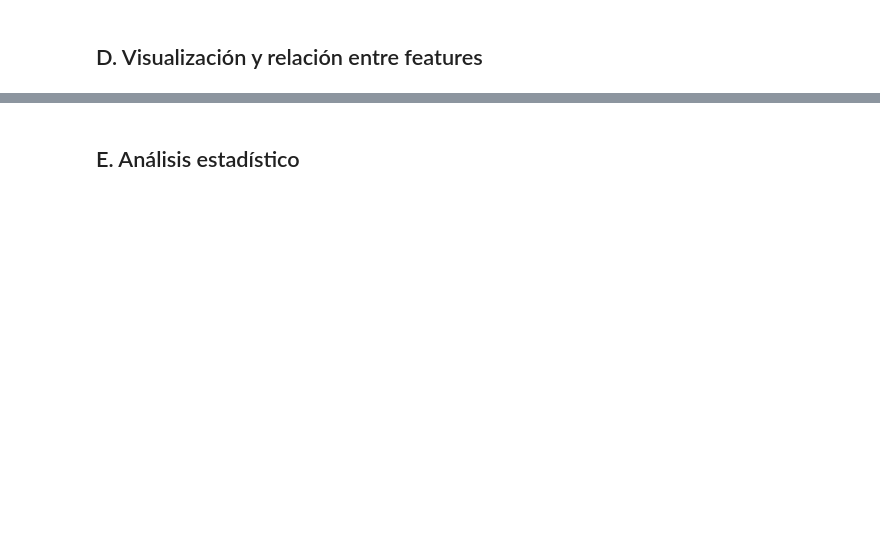
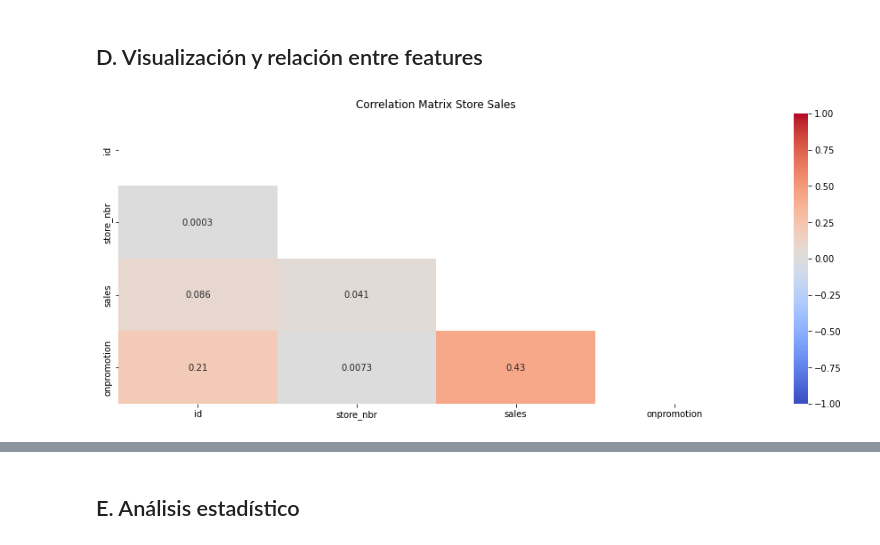
Before and after one commit to Sebas1245/store-sales-forecasting, a Jupyter notebook: analysis.ipynb, the cells around one changed output, grey strips where cells are left out. Drawn from its saved outputs; the diff is of its cells as text; code cells hidden in the pictures; blank space fills up the shorter version.

```diff
--- a/analysis.ipynb
+++ b/analysis.ipynb
@@ -209,0 +245,7 @@ transactions_df.head()
+# %%
+train_df.reset_index(inplace = True)
+train_group_df = train_df.groupby(by=['family','date','store_nbr']).sum().reset_index()
+train_join_df = pd.merge(left = train_group_df, right = stores_df, on = 'store_nbr', how = 'inner')
+train_join_df.drop(columns = 'id', inplace = True)
+add_datepart(train_join_df,'date',False)
+train_join_df
@@ -210,2 +266,15 @@ transactions_df.head()
 # %% [markdown]
 ## D. Visualización y relación entre features
+# %%
+#Hacemos una función para desplegar la matriz de correlación en un heatmap.
+def matTriangleHeatmap(df,title):
+    plt.figure(figsize=(16,6))
+    matCorr = df.corr()
+    maskTri = np.triu(np.ones_like(matCorr, dtype = bool))
+    heatmapTri = sns.heatmap(matCorr, mask = maskTri, vmin = -1, vmax = 1, annot = True, cmap = 'coolwarm')
+    heatmapTri.set_title(title)
+# %%
+corr_mat = matTriangleHeatmap(train_df, 'Correlation Matrix Store Sales')
+corr_mat
+# %% [output]
+[figure, added]
```
Also changed, not shown: parts of 12 cells of this notebook.
